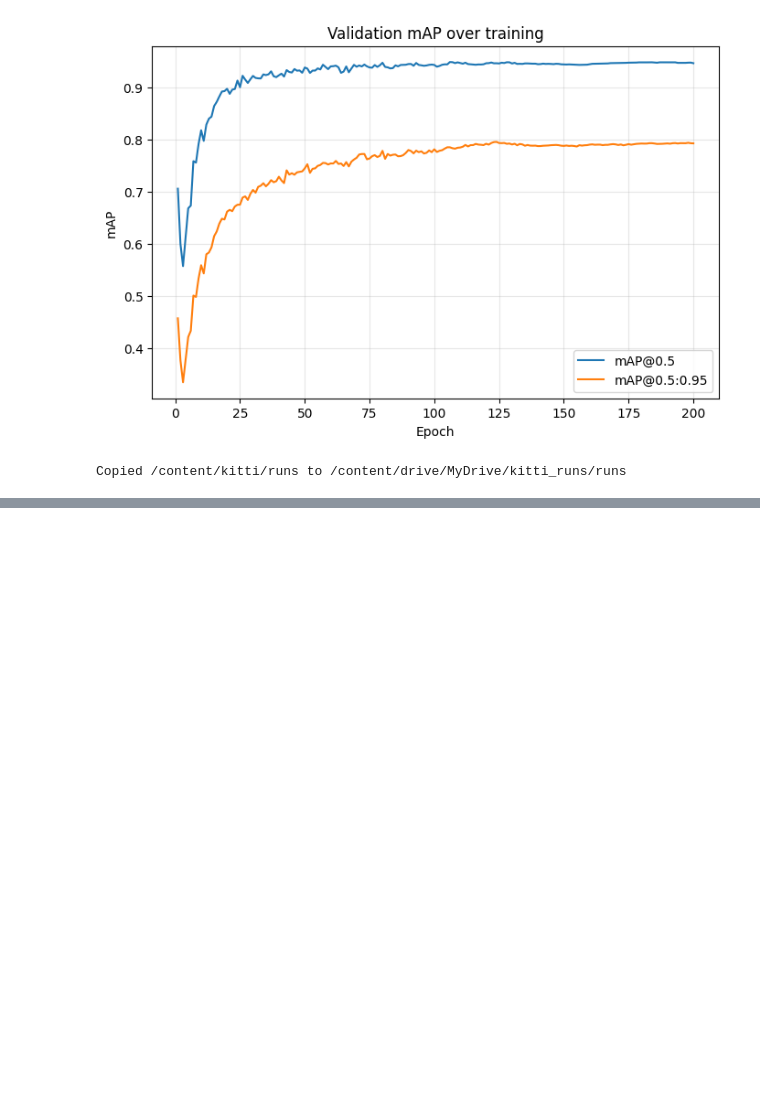
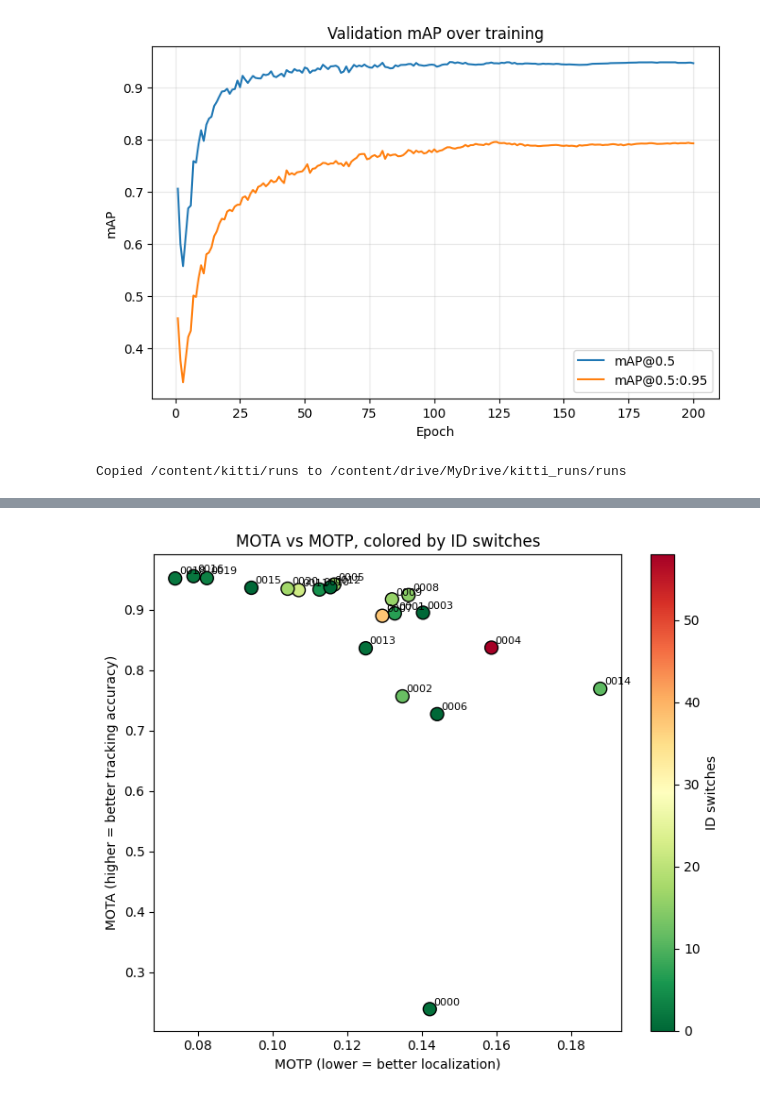
Before and after one commit to yousufkanan/CarCV, a Jupyter notebook: CarVisual.ipynb, the cells around one changed output, grey strips where cells are left out. Drawn from its saved outputs; the diff is of its cells as text; code cells hidden in the pictures; blank space fills up the shorter version.

```diff
--- a/CarVisual.ipynb
+++ b/CarVisual.ipynb
@@ -608,0 +980,14 @@ Copied /content/kitti/runs to /content/drive/MyDrive/kitti_runs/runs
+# %%
+fig, ax = plt.subplots(figsize=(7, 6))
+scatter = ax.scatter(motp, mota, c=switches, cmap="RdYlGn_r", s=100, edgecolor="black")
+for i, seq in enumerate(seq_ids):
+    ax.annotate(seq, (motp.iloc[i], mota.iloc[i]), fontsize=8, xytext=(3, 3), textcoords="offset points")
+ax.set_xlabel("MOTP (lower = better localization)")
+ax.set_ylabel("MOTA (higher = better tracking accuracy)")
+ax.set_title("MOTA vs MOTP, colored by ID switches")
+cbar = plt.colorbar(scatter)
+cbar.set_label("ID switches")
+plt.tight_layout()
+plt.show()
+# %% [output]
+[figure, added]
```
Also changed, not shown: parts of 36 cells of this notebook, 2 other files.
